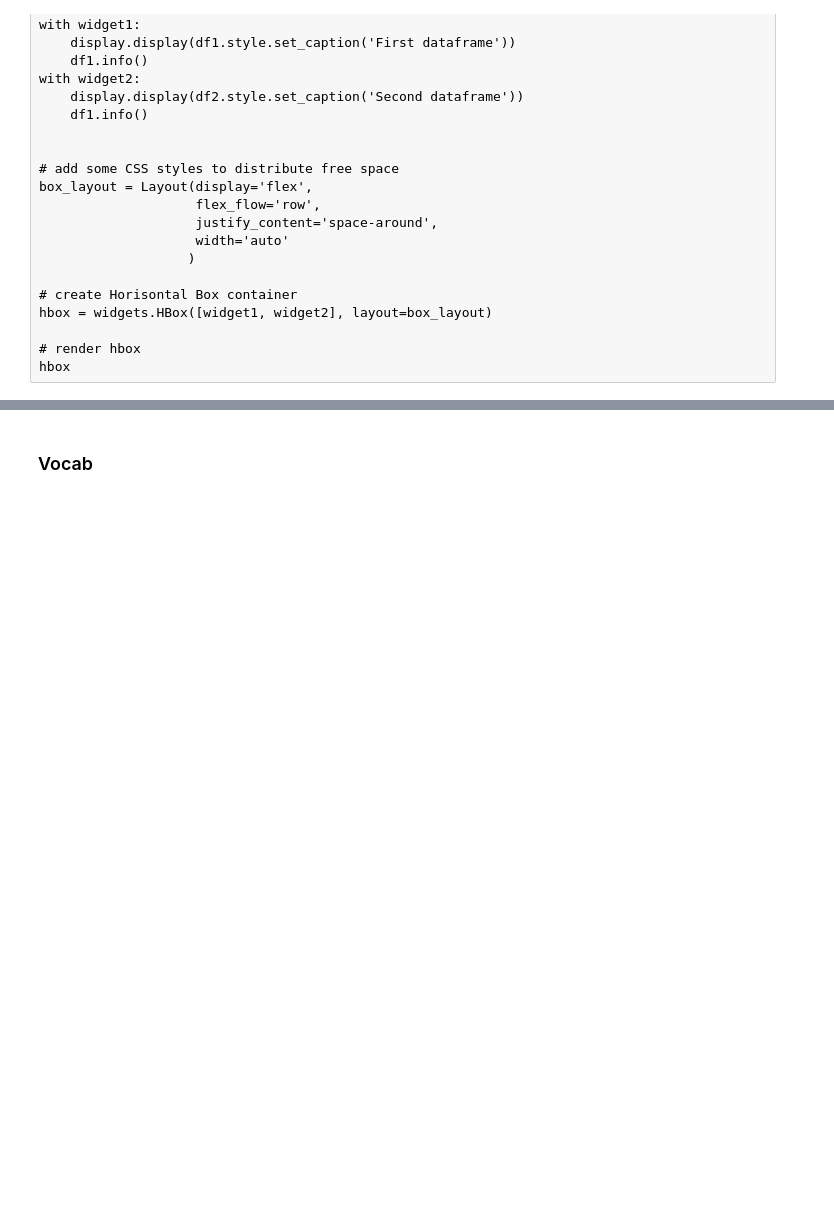
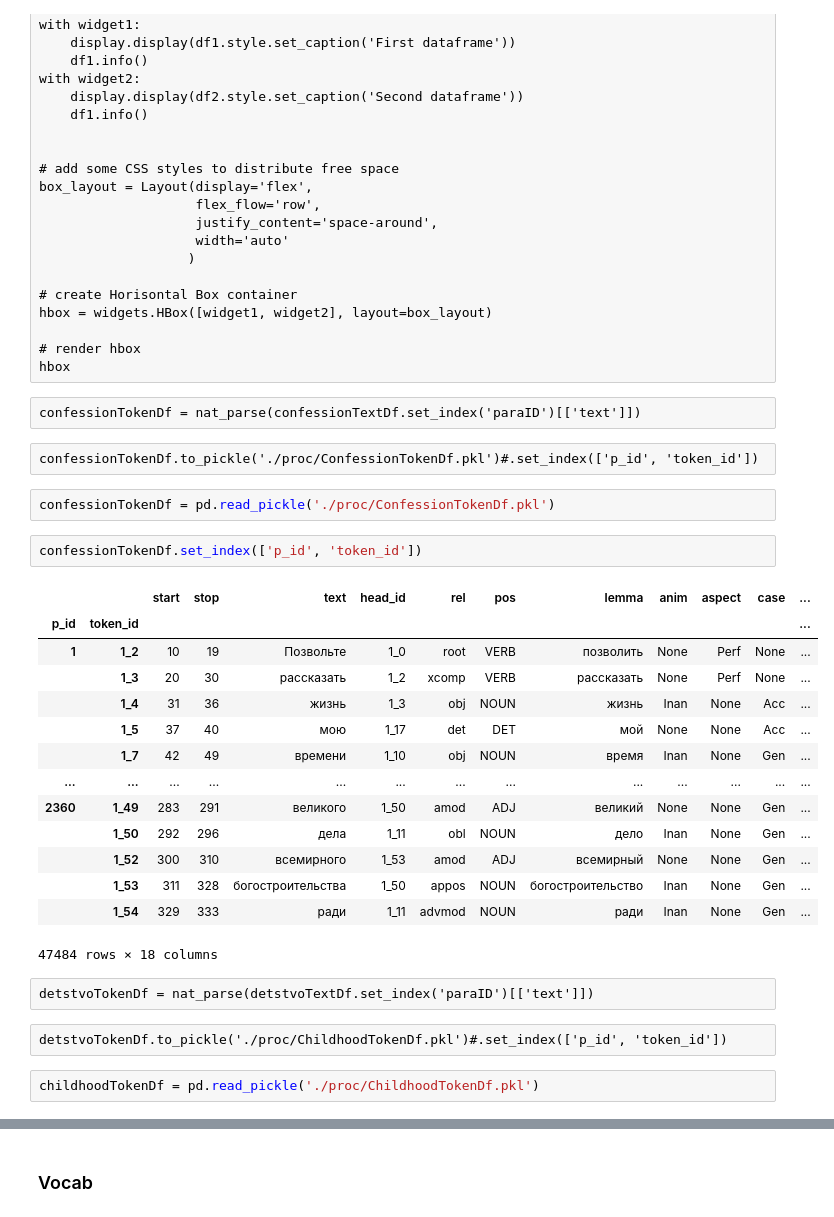
Before and after one commit to kollektivminds/russian-literary-bible, a Jupyter notebook: codebase/text_processing.ipynb, the cells around one changed output, grey strips where cells are left out. Cells and saved outputs as stored; diff of their text form; blank space fills up the shorter version.

```diff
--- a/codebase/text_processing.ipynb
+++ b/codebase/text_processing.ipynb
@@ -157,3 +268,32 @@ hbox = widgets.HBox([widget1, widget2], layout=box_layout)
 
 # render hbox
 hbox
+# %% [raw]
+confessionTokenDf = nat_parse(confessionTextDf.set_index('paraID')[['text']])
+# %% [raw]
+confessionTokenDf.to_pickle('./proc/ConfessionTokenDf.pkl')#.set_index(['p_id', 'token_id'])
+# %%
+confessionTokenDf = pd.read_pickle('./proc/ConfessionTokenDf.pkl')
+# %%
+confessionTokenDf.set_index(['p_id', 'token_id'])
+# %% [output]
+|  |  | start | stop | text | head_id | rel | pos | lemma | anim | aspect | case | ... |
+| p_id | token_id |  |  |  |  |  |  |  |  |  |  | ... |
+| 1 | 1_2 | 10 | 19 | Позвольте | 1_0 | root | VERB | позволить | None | Perf | None | ... |
+|  | 1_3 | 20 | 30 | рассказать | 1_2 | xcomp | VERB | рассказать | None | Perf | None | ... |
+|  | 1_4 | 31 | 36 | жизнь | 1_3 | obj | NOUN | жизнь | Inan | None | Acc | ... |
+|  | 1_5 | 37 | 40 | мою | 1_17 | det | DET | мой | None | None | Acc | ... |
+|  | 1_7 | 42 | 49 | времени | 1_10 | obj | NOUN | время | Inan | None | Gen | ... |
+| ... | ... | ... | ... | ... | ... | ... | ... | ... | ... | ... | ... | ... |
+| 2360 | 1_49 | 283 | 291 | великого | 1_50 | amod | ADJ | великий | None | None | Gen | ... |
+|  | 1_50 | 292 | 296 | дела | 1_11 | obl | NOUN | дело | Inan | None | Gen | ... |
+|  | 1_52 | 300 | 310 | всемирного | 1_53 | amod | ADJ | всемирный | None | None | Gen | ... |
+|  | 1_53 | 311 | 328 | богостроительства | 1_50 | appos | NOUN | богостроительство | Inan | None | Gen | ... |
+|  | 1_54 | 329 | 333 | ради | 1_11 | advmod | NOUN | ради | Inan | None | Gen | ... |
+47484 rows × 18 columns
+# %% [raw]
+detstvoTokenDf = nat_parse(detstvoTextDf.set_index('paraID')[['text']])
+# %% [raw]
+detstvoTokenDf.to_pickle('./proc/ChildhoodTokenDf.pkl')#.set_index(['p_id', 'token_id'])
+# %%
+childhoodTokenDf = pd.read_pickle('./proc/ChildhoodTokenDf.pkl')
```
Also changed, not shown: parts of 43 cells of this notebook, 10 other files.
